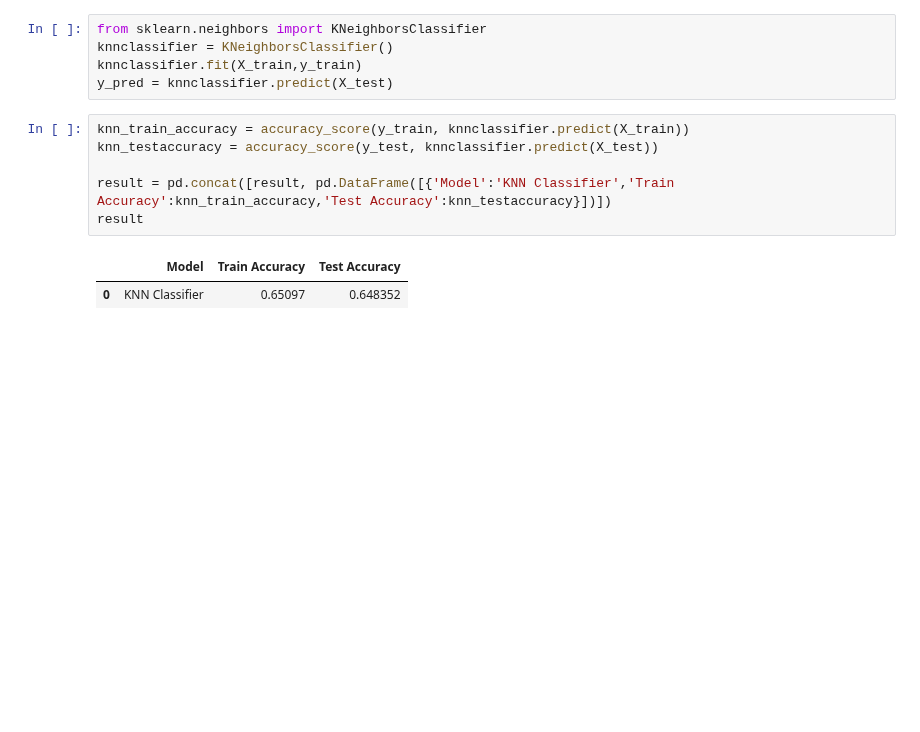
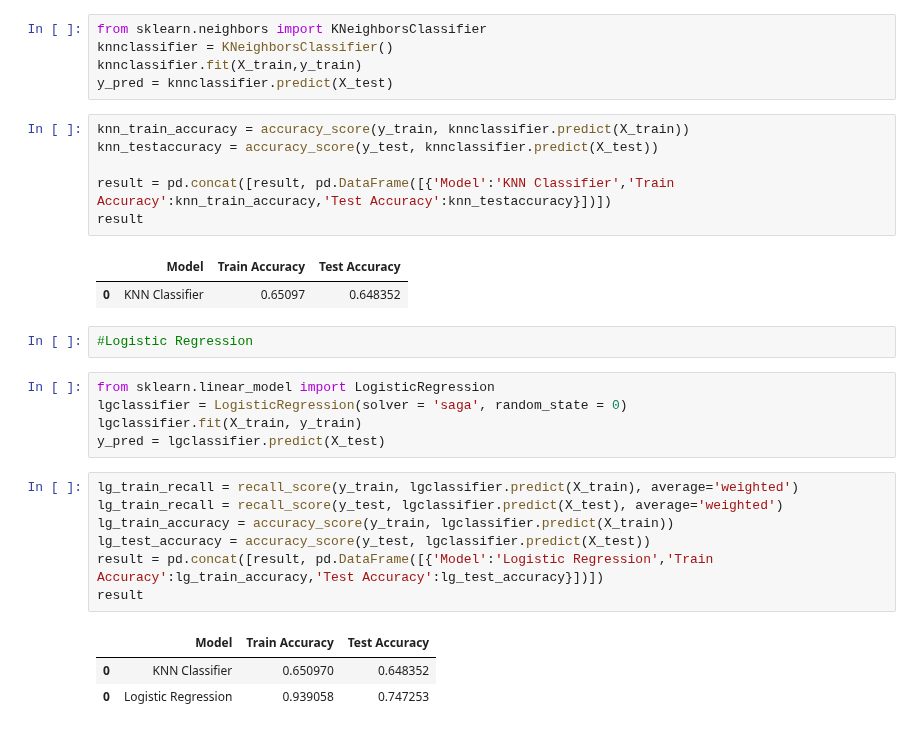
Before and after one commit to heytanix/PROJECT_ARRHYTHMIA, a Jupyter notebook: Oversampled_and_PCA.ipynb, the cells around one changed output. Saved outputs shown, nothing was run; the diff lists cells and outputs as text; blank space fills up the shorter version.

Commit message:
Added Logistic Regression

```diff
--- a/Oversampled_and_PCA.ipynb
+++ b/Oversampled_and_PCA.ipynb
@@ -506,3 +506,21 @@ result
 # %% [output]
 |  | Model | Train Accuracy | Test Accuracy |
 | 0 | KNN Classifier | 0.65097 | 0.648352 |
+# %%
+#Logistic Regression
+# %%
+from sklearn.linear_model import LogisticRegression
+lgclassifier = LogisticRegression(solver = 'saga', random_state = 0)
+lgclassifier.fit(X_train, y_train)
+y_pred = lgclassifier.predict(X_test)
+# %%
+lg_train_recall = recall_score(y_train, lgclassifier.predict(X_train), average='weighted')
+lg_train_recall = recall_score(y_test, lgclassifier.predict(X_test), average='weighted')
+lg_train_accuracy = accuracy_score(y_train, lgclassifier.predict(X_train))
+lg_test_accuracy = accuracy_score(y_test, lgclassifier.predict(X_test))
+result = pd.concat([result, pd.DataFrame([{'Model':'Logistic Regression','Train Accuracy':lg_train_accuracy,'Test Accuracy':lg_test_accuracy}])])
+result
+# %% [output]
+|  | Model | Train Accuracy | Test Accuracy |
+| 0 | KNN Classifier | 0.650970 | 0.648352 |
+| 0 | Logistic Regression | 0.939058 | 0.747253 |
```
